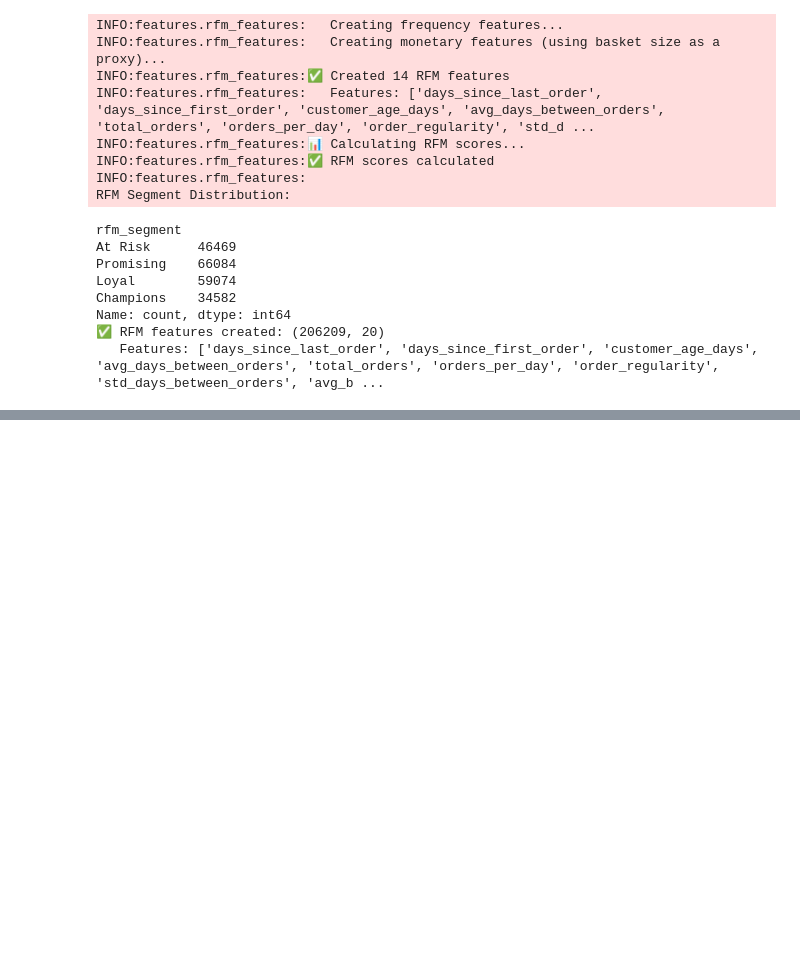
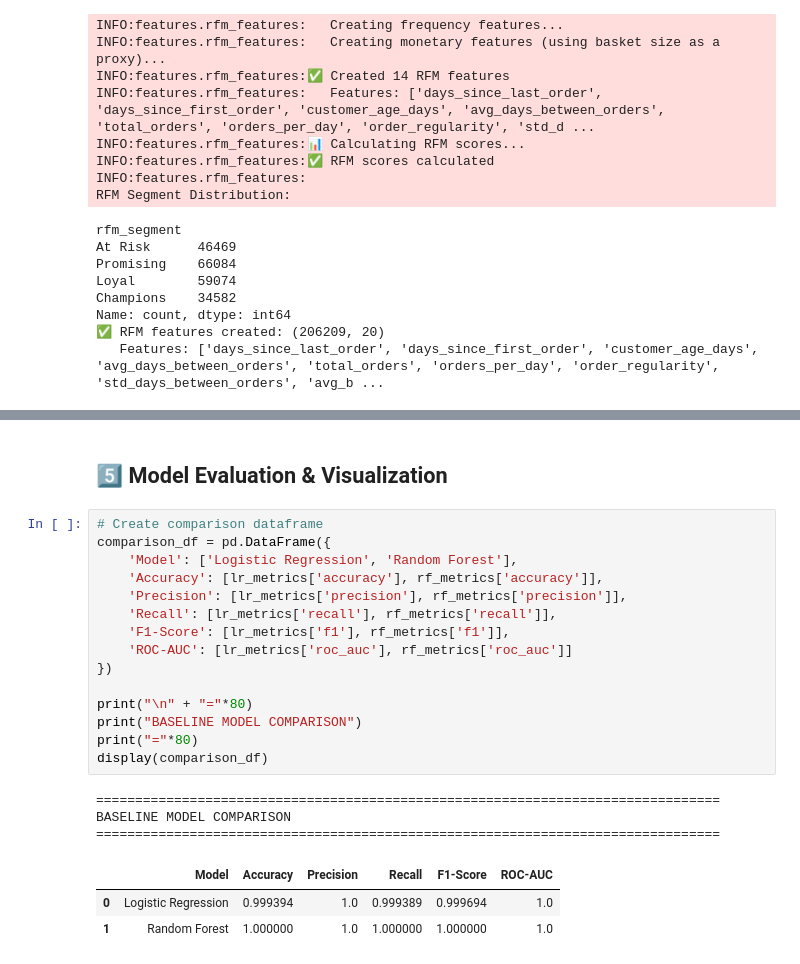
Before and after one commit to miyigun/FreshCart-Churn-Prediction, a Jupyter notebook: notebooks/02_baseline.ipynb, the cells around one changed output, grey strips where cells are left out. Cells and saved outputs as stored; diff of their text form; blank space fills up the shorter version.

```diff
--- a/notebooks/02_baseline.ipynb
+++ b/notebooks/02_baseline.ipynb
@@ -174,0 +430,26 @@ Name: count, dtype: int64
+# %% [markdown]
+<h2>
+    5️⃣ Model Evaluation & Visualization
+</h2>
+# %%
+# Create comparison dataframe
+comparison_df = pd.DataFrame({
+    'Model': ['Logistic Regression', 'Random Forest'],
+    'Accuracy': [lr_metrics['accuracy'], rf_metrics['accuracy']],
+    'Precision': [lr_metrics['precision'], rf_metrics['precision']],
+    'Recall': [lr_metrics['recall'], rf_metrics['recall']],
+    'F1-Score': [lr_metrics['f1'], rf_metrics['f1']],
+    'ROC-AUC': [lr_metrics['roc_auc'], rf_metrics['roc_auc']]
+})
+
+print("\n" + "="*80)
+print("BASELINE MODEL COMPARISON")
+print("="*80)
+display(comparison_df)
+# %% [output]
+================================================================================
+BASELINE MODEL COMPARISON
+================================================================================
+|  | Model | Accuracy | Precision | Recall | F1-Score | ROC-AUC |
+| 0 | Logistic Regression | 0.999394 | 1.0 | 0.999389 | 0.999694 | 1.0 |
+| 1 | Random Forest | 1.000000 | 1.0 | 1.000000 | 1.000000 | 1.0 |
```
Also changed, not shown: parts of 16 cells of this notebook, 5 other files.
